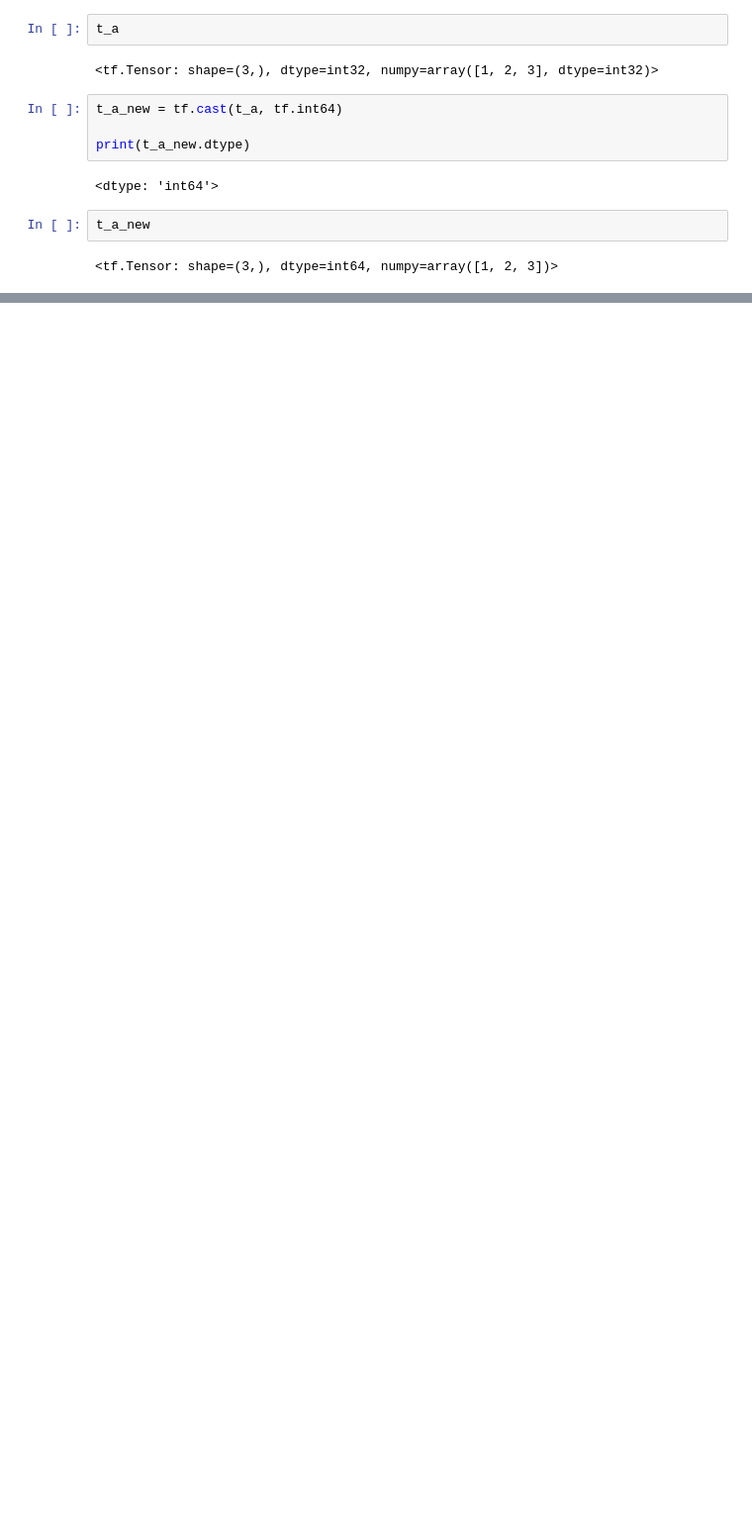
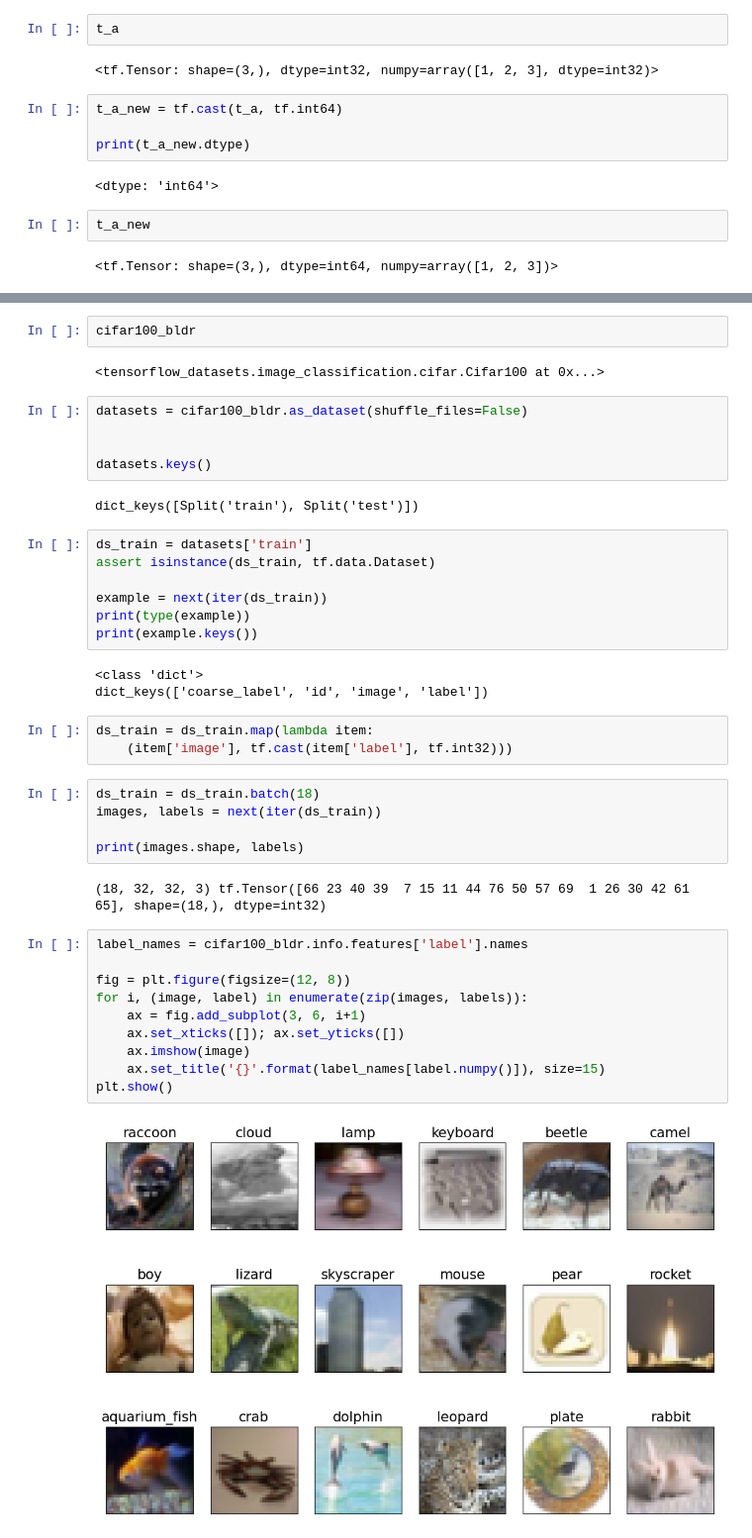
Before and after one commit to davidlealo/sic_ai_2025_sept, a Jupyter notebook: 5_deep_learning/clase_33.ipynb, the cells around one changed output, grey strips where cells are left out. Shown at 99% size. Saved outputs shown, nothing was run; the diff lists cells and outputs as text; blank space fills up the shorter version.

```diff
--- a/5_deep_learning/clase_33.ipynb
+++ b/5_deep_learning/clase_33.ipynb
@@ -90,0 +1823,43 @@ print(t.shape, ' --> ', t_tr.shape)
+# %%
+cifar100_bldr
+# %% [output]
+<tensorflow_datasets.image_classification.cifar.Cifar100 at 0x...>
+# %%
+datasets = cifar100_bldr.as_dataset(shuffle_files=False)
+
+
+datasets.keys()
+# %% [output]
+dict_keys([Split('train'), Split('test')])
+# %%
+ds_train = datasets['train']
+assert isinstance(ds_train, tf.data.Dataset)
+
+example = next(iter(ds_train))
+print(type(example))
+print(example.keys())
+# %% [output]
+<class 'dict'>
+dict_keys(['coarse_label', 'id', 'image', 'label'])
+# %%
+ds_train = ds_train.map(lambda item:
+    (item['image'], tf.cast(item['label'], tf.int32)))
+# %%
+ds_train = ds_train.batch(18)
+images, labels = next(iter(ds_train))
+
+print(images.shape, labels)
+# %% [output]
+(18, 32, 32, 3) tf.Tensor([66 23 40 39  7 15 11 44 76 50 57 69  1 26 30 42 61 65], shape=(18,), dtype=int32)
+# %%
+label_names = cifar100_bldr.info.features['label'].names
+
+fig = plt.figure(figsize=(12, 8))
+for i, (image, label) in enumerate(zip(images, labels)):
+    ax = fig.add_subplot(3, 6, i+1)
+    ax.set_xticks([]); ax.set_yticks([])
+    ax.imshow(image)
+    ax.set_title('{}'.format(label_names[label.numpy()]), size=15)
+plt.show()
+# %% [output]
+[figure, added]
```
Also changed, not shown: parts of 61 cells of this notebook.
